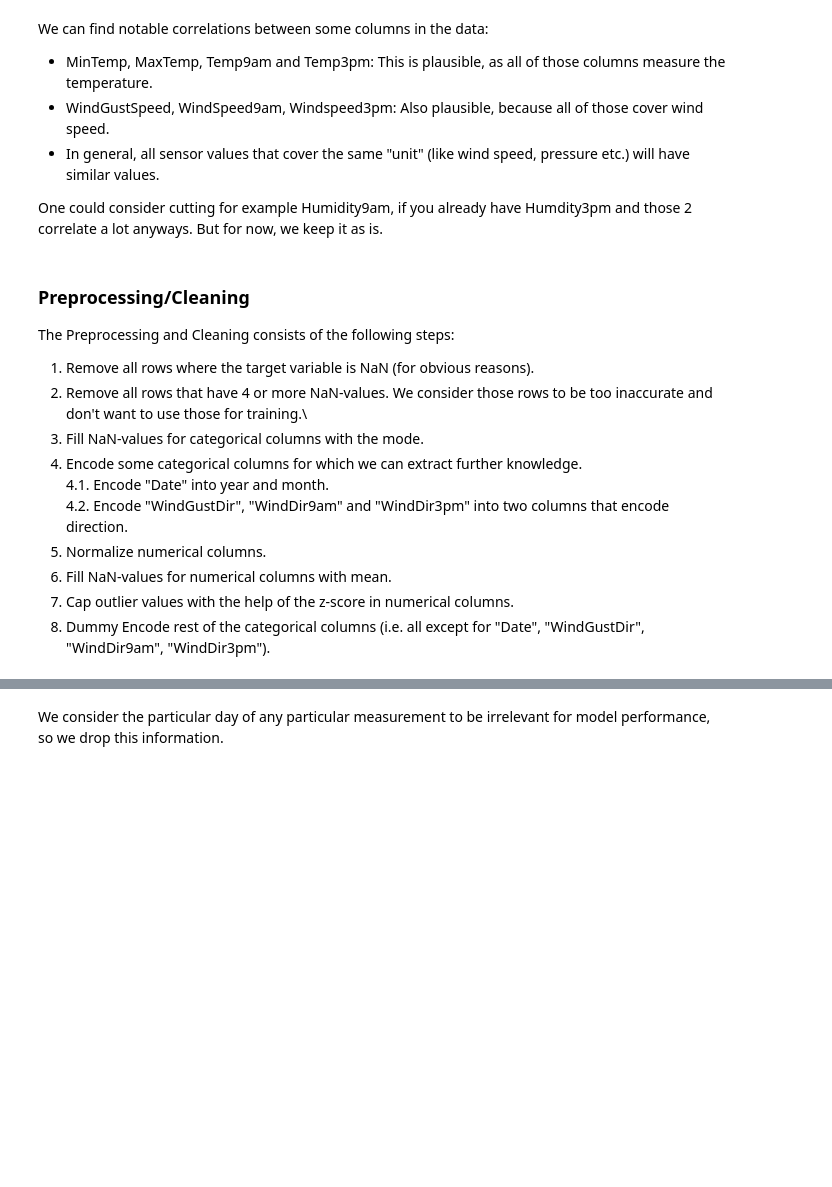
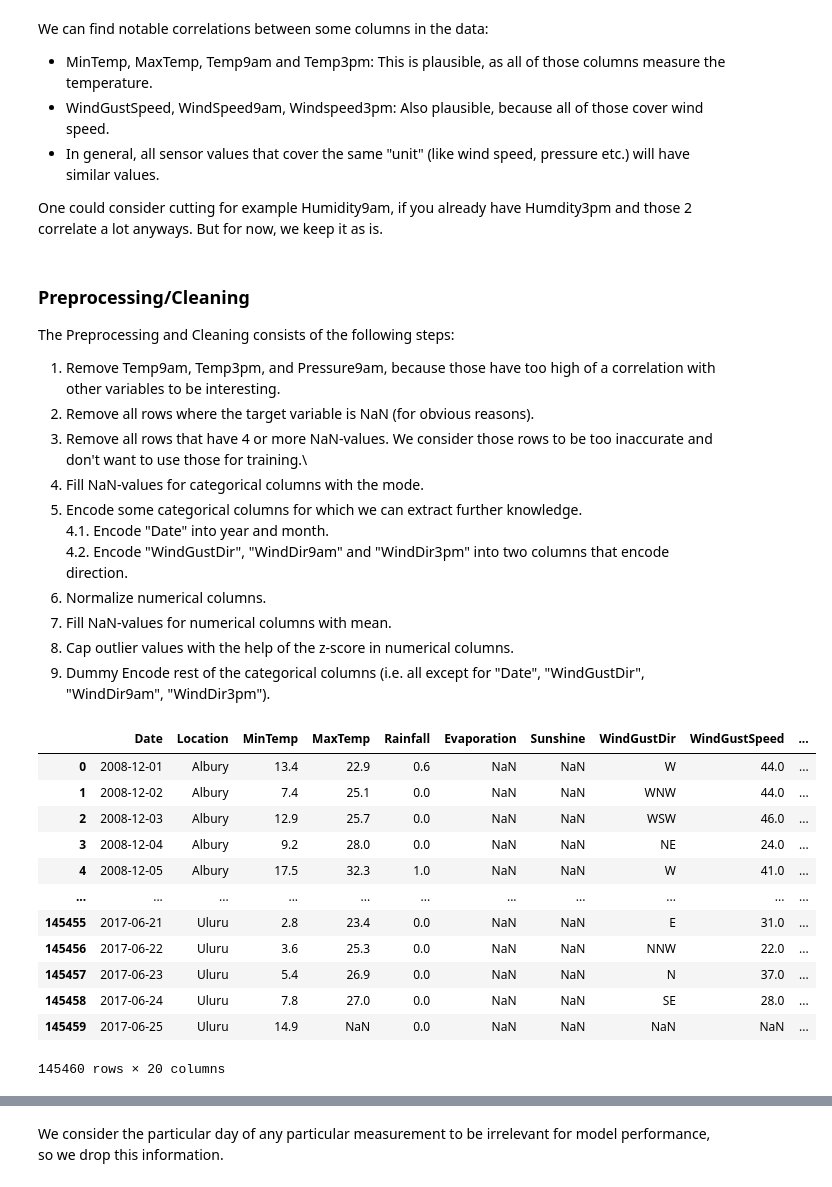
Before and after one commit to Lekolas01/g3-rain_in_australia, a Jupyter notebook: preprocessing.ipynb, the cells around one changed output, grey strips where cells are left out. Cells and saved outputs as stored; diff of their text form; code cells hidden in the pictures; blank space fills up the shorter version.

```diff
--- a/preprocessing.ipynb
+++ b/preprocessing.ipynb
@@ -77,14 +125,32 @@ One could consider cutting for example Humidity9am, if you already have Humdity3
 ### Preprocessing/Cleaning
 
 The Preprocessing and Cleaning consists of the following steps:
-1.  Remove all rows where the target variable is NaN (for obvious reasons).
-2.  Remove all rows that have 4 or more NaN-values. We consider those rows to be too inaccurate and don't want to use those for training.\
-3.  Fill NaN-values for categorical columns with the mode.
-4.  Encode some categorical columns for which we can extract further knowledge.\
+1.  Remove Temp9am, Temp3pm, and Pressure9am, because those have too high of a correlation with other variables to be interesting.
+2.  Remove all rows where the target variable is NaN (for obvious reasons).
+3.  Remove all rows that have 4 or more NaN-values. We consider those rows to be too inaccurate and don't want to use those for training.\
+4.  Fill NaN-values for categorical columns with the mode.
+5.  Encode some categorical columns for which we can extract further knowledge.\
     4.1.    Encode "Date" into year and month.\
     4.2.    Encode "WindGustDir", "WindDir9am" and "WindDir3pm" into two columns that encode direction.
-5.  Normalize numerical columns.
-6.  Fill NaN-values for numerical columns with mean.
-7.  Cap outlier values with the help of the z-score in numerical columns.
-8.  Dummy Encode rest of the categorical columns (i.e. all except for "Date", "WindGustDir", "WindDir9am", "WindDir3pm").
+6.  Normalize numerical columns.
+7.  Fill NaN-values for numerical columns with mean.
+8.  Cap outlier values with the help of the z-score in numerical columns.
+9.  Dummy Encode rest of the categorical columns (i.e. all except for "Date", "WindGustDir", "WindDir9am", "WindDir3pm").
+# %%
+# 1. Remove Temp9am, Temp3pm, and Pressure9am
+df.drop(['Temp9am', 'Temp3pm', 'Pressure9am'], axis=1)
+# %% [output]
+|  | Date | Location | MinTemp | MaxTemp | Rainfall | Evaporation | Sunshine | WindGustDir | WindGustSpeed | ... |
+| 0 | 2008-12-01 | Albury | 13.4 | 22.9 | 0.6 | NaN | NaN | W | 44.0 | ... |
+| 1 | 2008-12-02 | Albury | 7.4 | 25.1 | 0.0 | NaN | NaN | WNW | 44.0 | ... |
+| 2 | 2008-12-03 | Albury | 12.9 | 25.7 | 0.0 | NaN | NaN | WSW | 46.0 | ... |
+| 3 | 2008-12-04 | Albury | 9.2 | 28.0 | 0.0 | NaN | NaN | NE | 24.0 | ... |
+| 4 | 2008-12-05 | Albury | 17.5 | 32.3 | 1.0 | NaN | NaN | W | 41.0 | ... |
+| ... | ... | ... | ... | ... | ... | ... | ... | ... | ... | ... |
+| 145455 | 2017-06-21 | Uluru | 2.8 | 23.4 | 0.0 | NaN | NaN | E | 31.0 | ... |
+| 145456 | 2017-06-22 | Uluru | 3.6 | 25.3 | 0.0 | NaN | NaN | NNW | 22.0 | ... |
+| 145457 | 2017-06-23 | Uluru | 5.4 | 26.9 | 0.0 | NaN | NaN | N | 37.0 | ... |
+| 145458 | 2017-06-24 | Uluru | 7.8 | 27.0 | 0.0 | NaN | NaN | SE | 28.0 | ... |
+| 145459 | 2017-06-25 | Uluru | 14.9 | NaN | 0.0 | NaN | NaN | NaN | NaN | ... |
+145460 rows × 20 columns
 # %%
```
Also changed, not shown: parts of 13 cells of this notebook.
